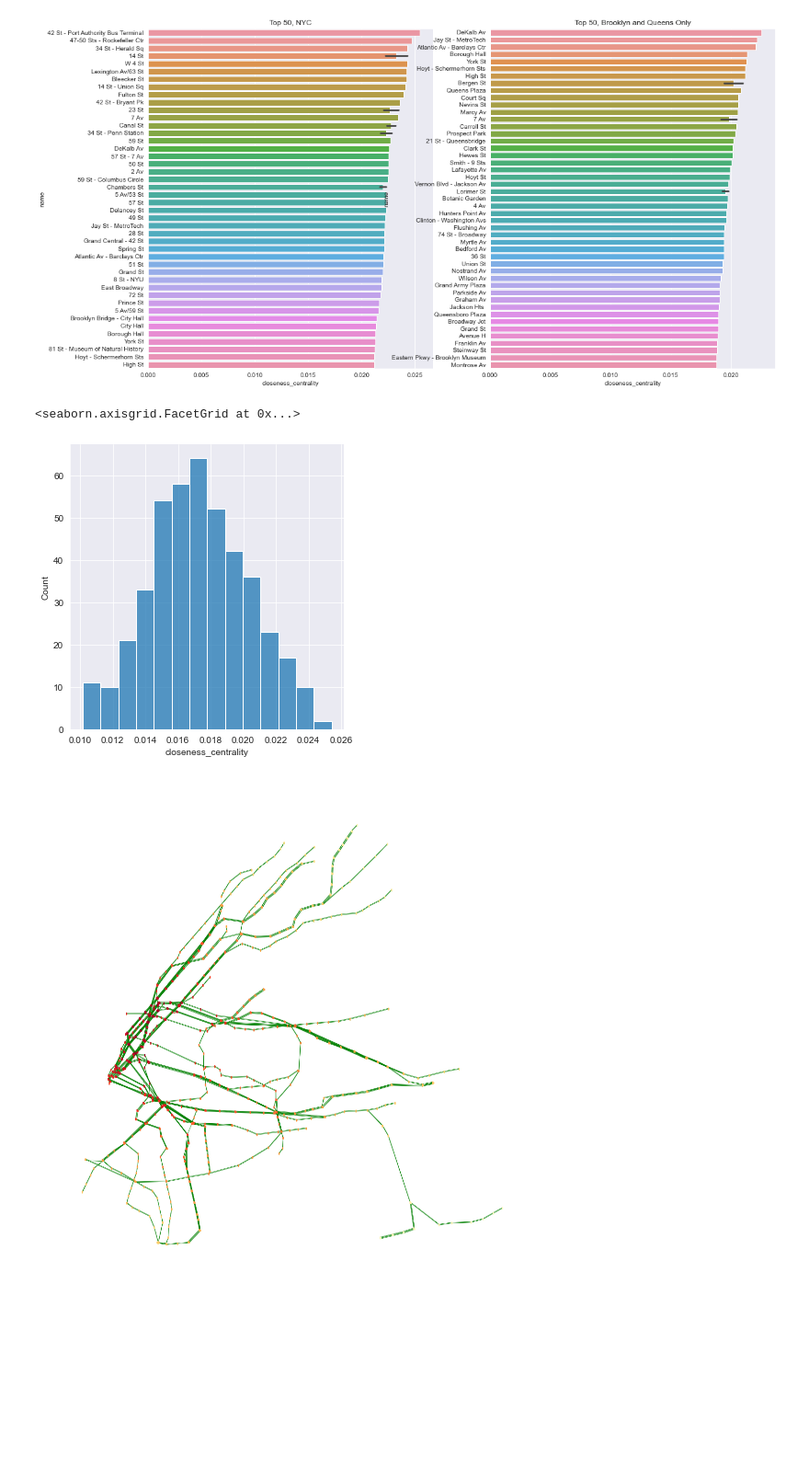
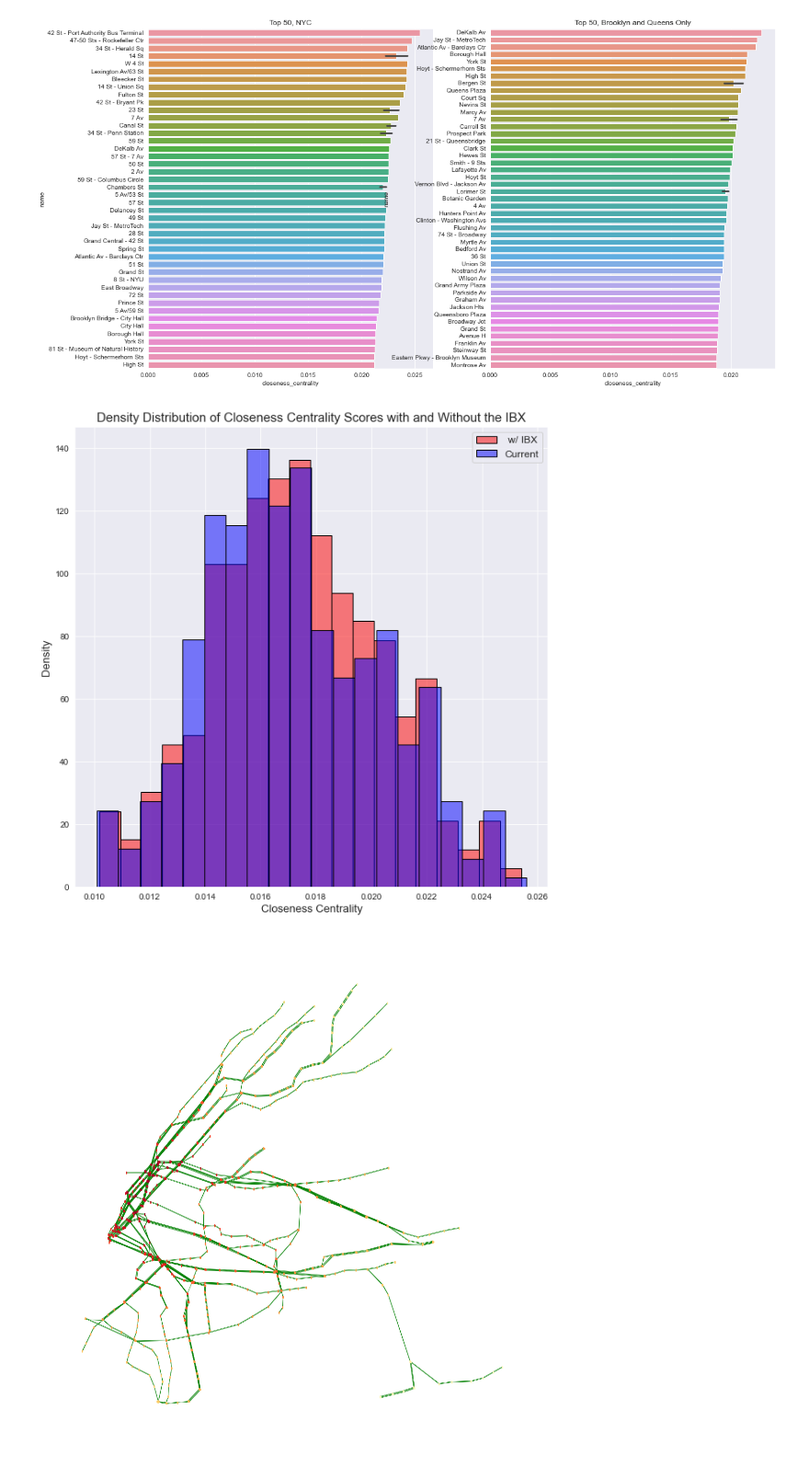
Before and after one commit to CUSPADS2022IBX/IBXRidership, a Jupyter notebook: Network Processing/subway_platform_network - wIBX.ipynb, the cells around one changed output. Shown at 92% size. Saved outputs shown, nothing was run; the diff lists cells and outputs as text; code cells hidden in the pictures; blank space fills up the shorter version.

Commit message:
final data viz and activity maps

```diff
--- a/Network Processing/subway_platform_network - wIBX.ipynb
+++ b/Network Processing/subway_platform_network - wIBX.ipynb
@@ -1058,12 +1064,45 @@ axes[1].set_title('Top 50, Brooklyn and Queens Only')
 # %% [output]
 Text(0.5, 1.0, 'Top 50, Brooklyn and Queens Only')
 [figure]
-# %%
-sns.set_style('darkgrid')
-sns.displot(data = peak_centrality_scores, x = 'closeness_centrality', kind = 'hist')
-# %% [output]
-<seaborn.axisgrid.FacetGrid at 0x...>
-[figure, removed]
+# %%
+no_ibx_scores = pd.read_csv('ctrl_scrs_sta_noIBX_peak.csv', index_col=0)
+
+sns.set_style('darkgrid')
+fig, ax = plt.subplots(figsize = (10,10))
+sns.histplot(
+    data = peak_centrality_scores,
+    x = 'closeness_centrality',
+    stat = 'density',
+    bins = 20,
+    ax = ax,
+    color = 'red',
+    label = 'w/ IBX',
+    alpha = 0.5,
+    edgecolor = 'black'
+    )
+
+sns.histplot(
+    data = no_ibx_scores,
+    x = 'closeness_centrality',
+    stat = 'density',
+    bins = 20,
+    ax = ax,
+    color = 'blue',
+    label = 'Current',
+    alpha = 0.5,
+    edgecolor = 'black'
+    )
+
+# plt.axvline(x = np.median(no_ibx_scores.values), linewidth = 4, color = 'r')
+# plt.axvline(x = np.median(peak_centrality_scores.values), linewidth = 4, color = 'r')
+
+plt.legend(fontsize = 12)
+ax.set_xlabel('Closeness Centrality', fontsize = 13)
+ax.set_ylabel('Density', fontsize = 13)
+ax.set_title('Density Distribution of Closeness Centrality Scores with and Without the IBX', fontsize = 15)
+plt.savefig(r'..\..\ADS Final Project\cs_scores_dist.png', bbox_inches = 'tight', dpi = 300)
+# %% [output]
+[figure, added]
 # %%
 plt.figure(figsize = (15,15))
 nx.draw(uuNYCSubway_peak,pos=nodePos,with_labels=False,arrows=False,node_size=3,width=0.8,edge_color='green',
```
Also changed, not shown: parts of 2 cells of this notebook, 5 other files.
